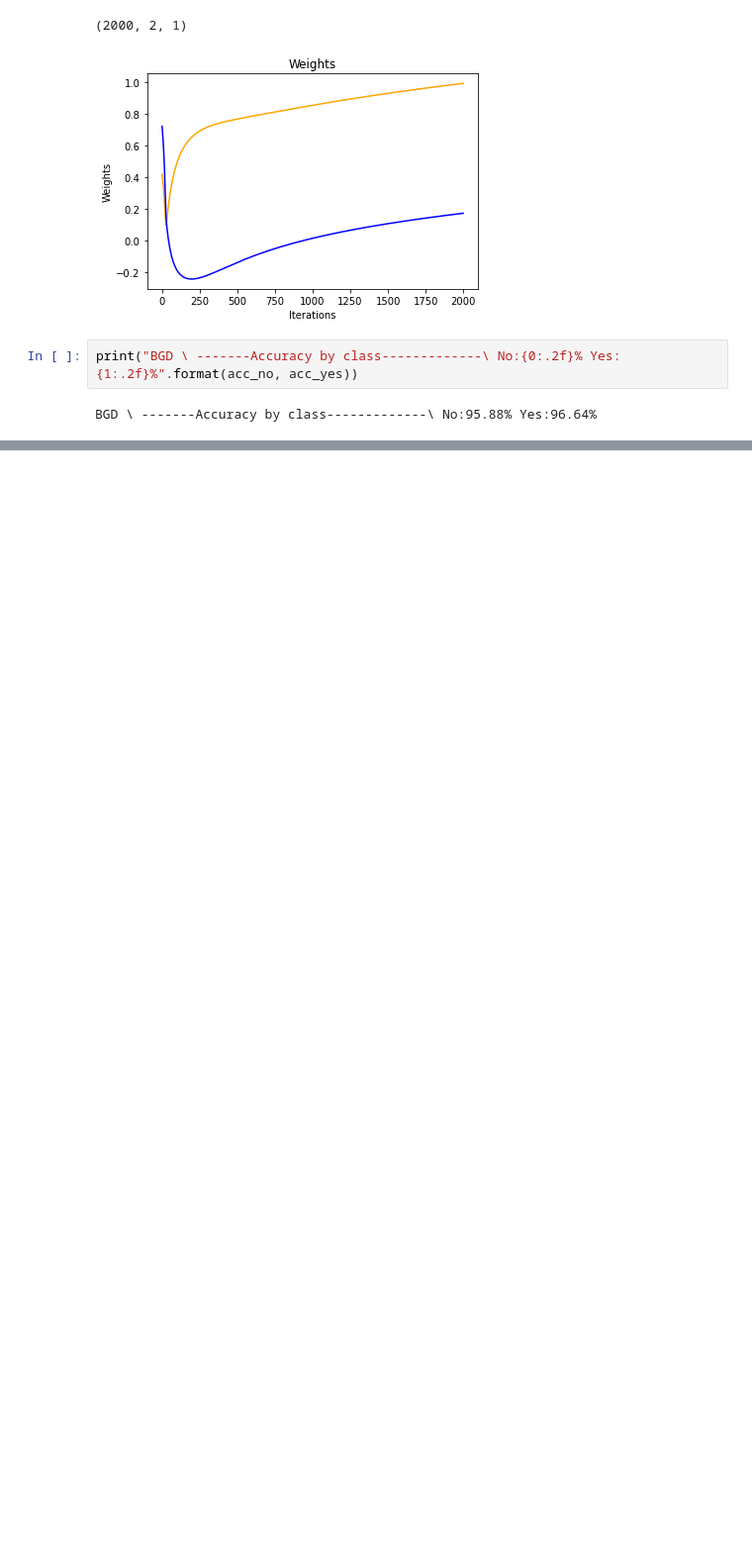
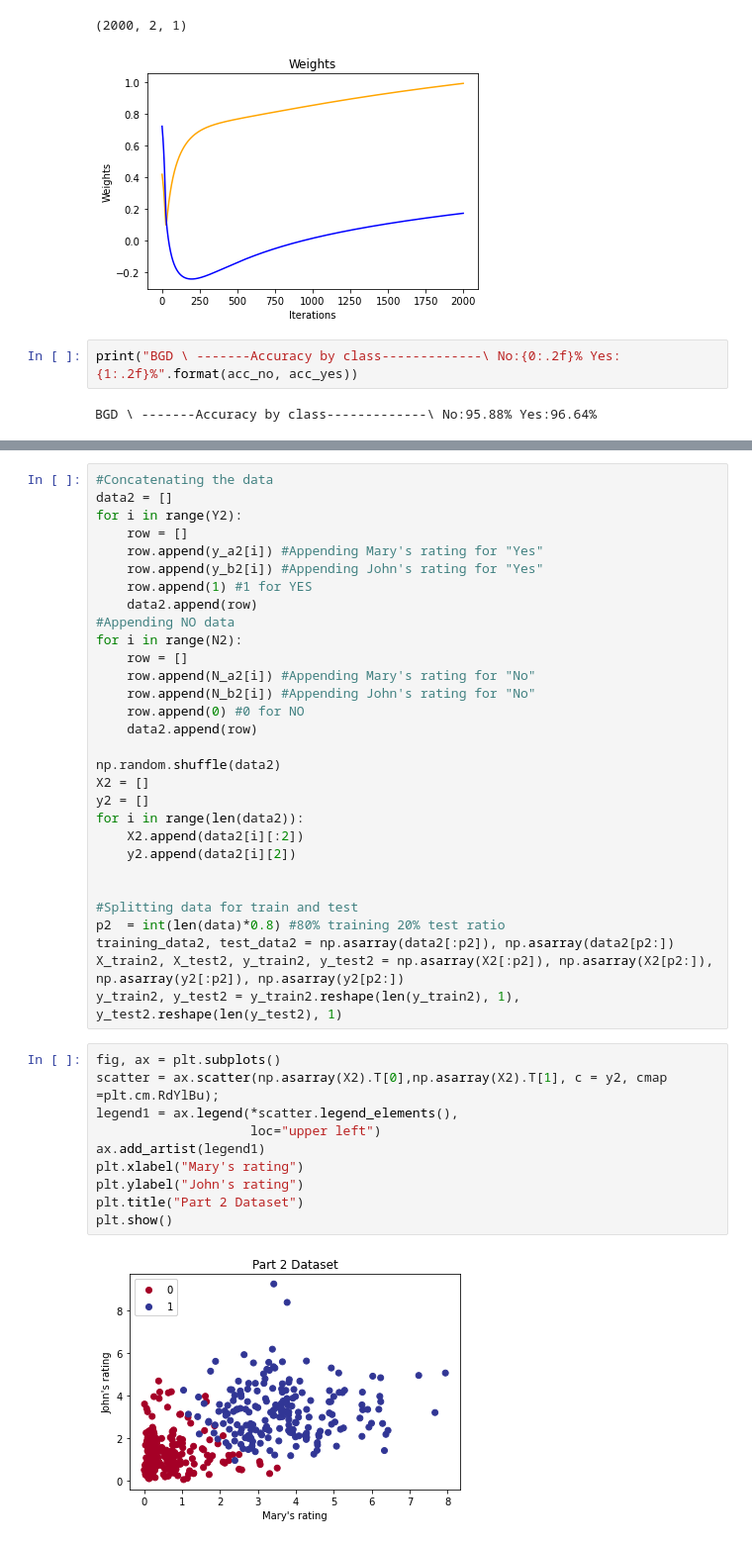
Before and after one commit to aibota1016/Perceptron, a Jupyter notebook: Perceptron.ipynb, the cells around one changed output, grey strips where cells are left out. Shown: that part at 99% size. Cells and saved outputs as stored; diff of their text form; blank space fills up the shorter version.

```diff
--- a/Perceptron.ipynb
+++ b/Perceptron.ipynb
@@ -221,0 +304,42 @@ SGD \ -------Accuracy by class-------------\ No:100.00% Yes:100.00%
+# %%
+#Concatenating the data
+data2 = []
+for i in range(Y2):
+    row = []
+    row.append(y_a2[i]) #Appending Mary's rating for "Yes"
+    row.append(y_b2[i]) #Appending John's rating for "Yes"
+    row.append(1) #1 for YES
+    data2.append(row)
+#Appending NO data
+for i in range(N2):
+    row = []
+    row.append(N_a2[i]) #Appending Mary's rating for "No"
+    row.append(N_b2[i]) #Appending John's rating for "No"
+    row.append(0) #0 for NO
+    data2.append(row)
+
+np.random.shuffle(data2)
+X2 = []
+y2 = []
+for i in range(len(data2)):
+    X2.append(data2[i][:2])
+    y2.append(data2[i][2])
+
+
+#Splitting data for train and test
+p2  = int(len(data)*0.8) #80% training 20% test ratio
+training_data2, test_data2 = np.asarray(data2[:p2]), np.asarray(data2[p2:])
+X_train2, X_test2, y_train2, y_test2 = np.asarray(X2[:p2]), np.asarray(X2[p2:]), np.asarray(y2[:p2]), np.asarray(y2[p2:])
+y_train2, y_test2 = y_train2.reshape(len(y_train2), 1), y_test2.reshape(len(y_test2), 1)
+# %%
+fig, ax = plt.subplots()
+scatter = ax.scatter(np.asarray(X2).T[0],np.asarray(X2).T[1], c = y2, cmap =plt.cm.RdYlBu);
+legend1 = ax.legend(*scatter.legend_elements(),
+                    loc="upper left")
+ax.add_artist(legend1)
+plt.xlabel("Mary's rating")
+plt.ylabel("John's rating")
+plt.title("Part 2 Dataset")
+plt.show()
+# %% [output]
+[figure, added]
```
Also changed, not shown: parts of 20 cells of this notebook.
